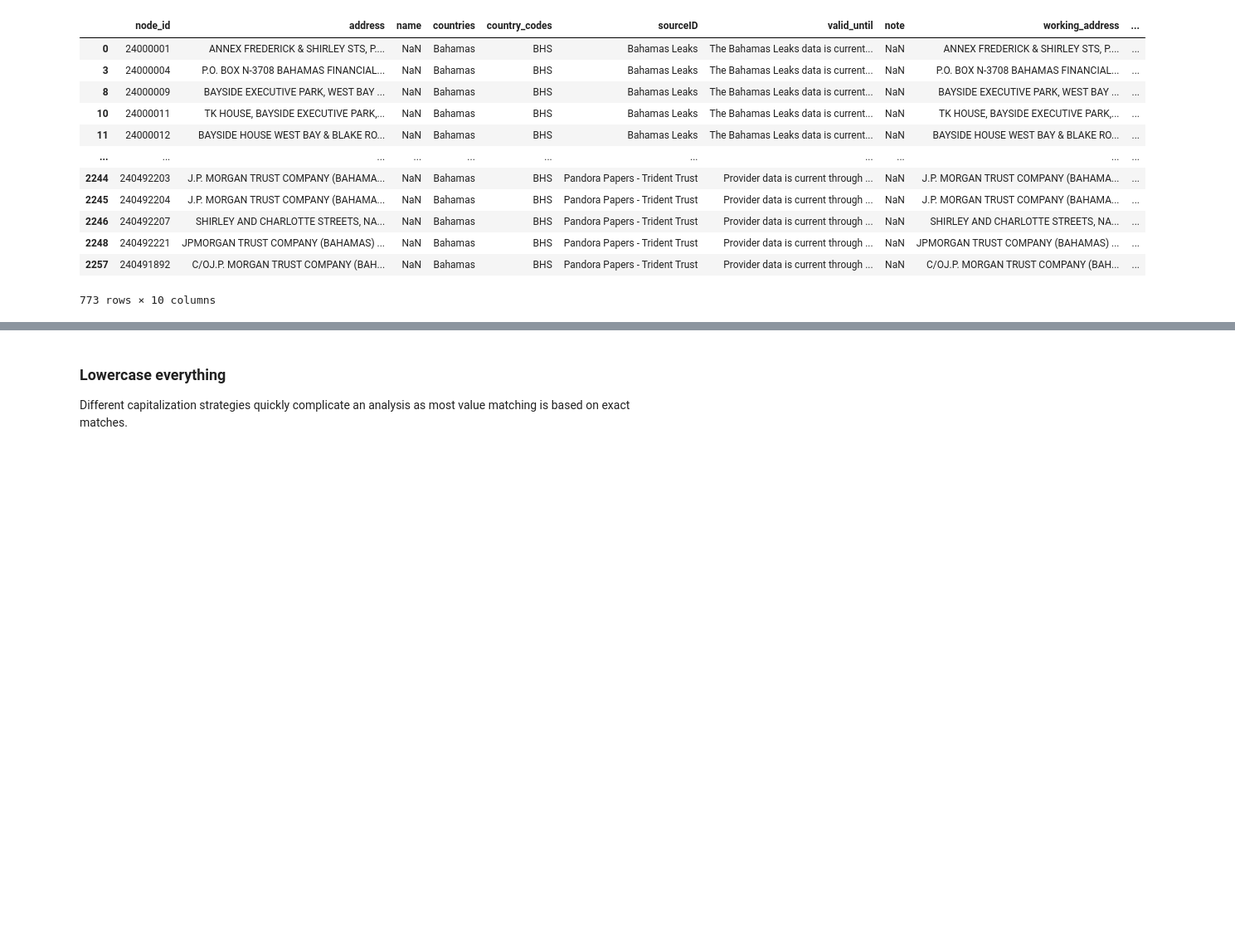
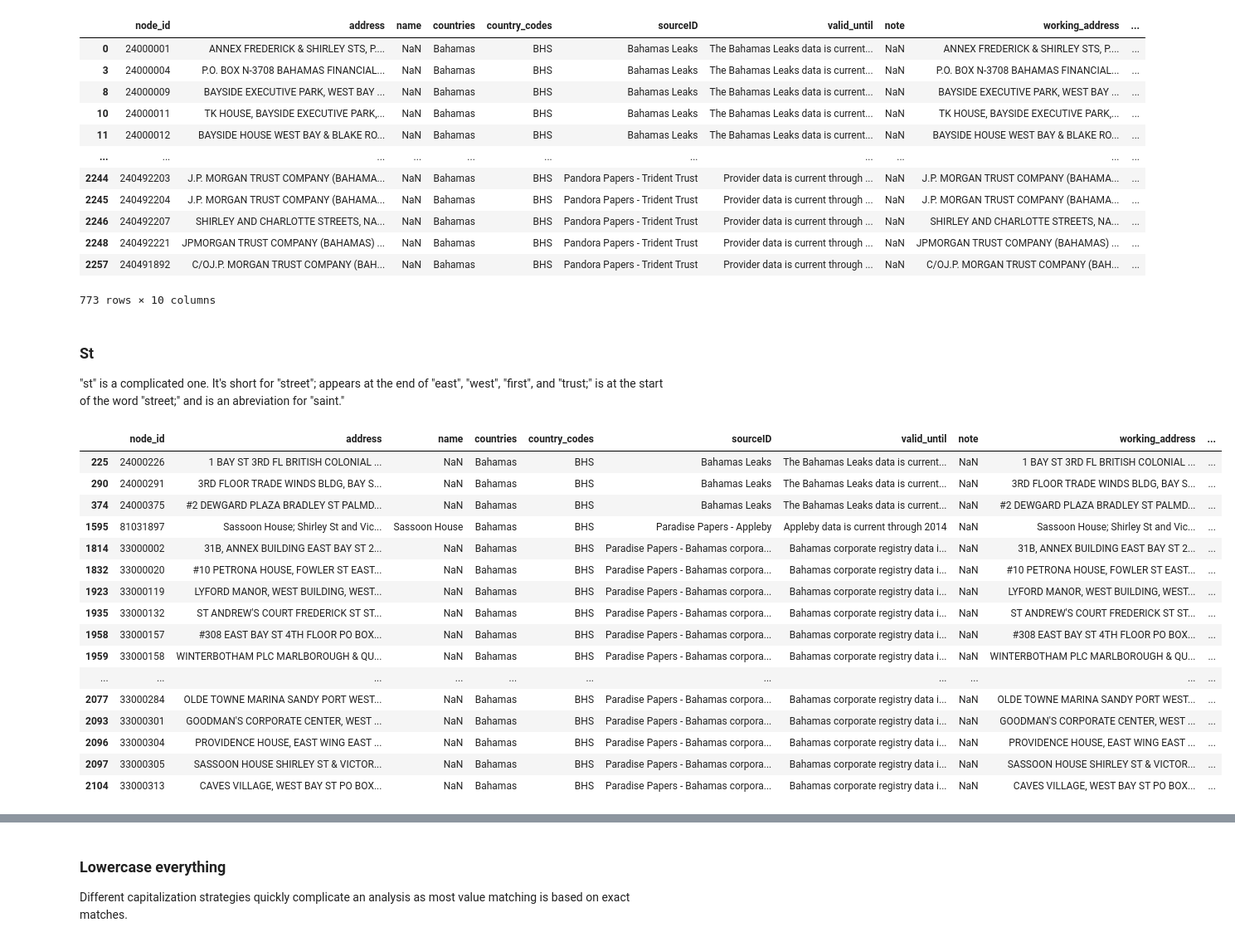
Before and after one commit to julielinx/icij_investigation, a Jupyter notebook: address_parsing/02_icijAddress_frequencies.ipynb, the cells around one changed output, grey strips where cells are left out. Shown at 83% size. Cells and saved outputs as stored; diff of their text form; code cells hidden in the pictures; blank space fills up the shorter version.

Commit message:
icij word counts

```diff
--- a/address_parsing/02_icijAddress_frequencies.ipynb
+++ b/address_parsing/02_icijAddress_frequencies.ipynb
@@ -202,3 +179,27 @@ df[df['working_address'].str.lower().str.contains('&|and')]
 | 2248 | 240492221 | JPMORGAN TRUST COMPANY (BAHAMAS) ... | NaN | Bahamas | BHS | Pandora Papers - Trident Trust | Provider data is current through ... | NaN | JPMORGAN TRUST COMPANY (BAHAMAS) ... | ... |
 | 2257 | 240491892 | C/OJ.P. MORGAN TRUST COMPANY (BAH... | NaN | Bahamas | BHS | Pandora Papers - Trident Trust | Provider data is current through ... | NaN | C/OJ.P. MORGAN TRUST COMPANY (BAH... | ... |
 773 rows × 10 columns
+# %% [markdown]
+### St
+
+"st" is a complicated one. It's short for "street"; appears at the end of "east", "west", "first", and "trust;" is at the start of the word "street;" and is an abreviation for "saint."
+# %%
+df[df['address_wordlist'].apply(lambda x: 'st' in x)]
+# %% [output]
+|  | node_id | address | name | countries | country_codes | sourceID | valid_until | note | working_address | ... |
+| 225 | 24000226 | 1 BAY ST 3RD FL BRITISH COLONIAL ... | NaN | Bahamas | BHS | Bahamas Leaks | The Bahamas Leaks data is current... | NaN | 1 BAY ST 3RD FL BRITISH COLONIAL ... | ... |
+| 290 | 24000291 | 3RD FLOOR TRADE WINDS BLDG, BAY S... | NaN | Bahamas | BHS | Bahamas Leaks | The Bahamas Leaks data is current... | NaN | 3RD FLOOR TRADE WINDS BLDG, BAY S... | ... |
+| 374 | 24000375 | #2 DEWGARD PLAZA BRADLEY ST PALMD... | NaN | Bahamas | BHS | Bahamas Leaks | The Bahamas Leaks data is current... | NaN | #2 DEWGARD PLAZA BRADLEY ST PALMD... | ... |
+| 1595 | 81031897 | Sassoon House; Shirley St and Vic... | Sassoon House | Bahamas | BHS | Paradise Papers - Appleby | Appleby data is current through 2014 | NaN | Sassoon House; Shirley St and Vic... | ... |
+| 1814 | 33000002 | 31B, ANNEX BUILDING EAST BAY ST 2... | NaN | Bahamas | BHS | Paradise Papers - Bahamas corpora... | Bahamas corporate registry data i... | NaN | 31B, ANNEX BUILDING EAST BAY ST 2... | ... |
+| 1832 | 33000020 | #10 PETRONA HOUSE, FOWLER ST EAST... | NaN | Bahamas | BHS | Paradise Papers - Bahamas corpora... | Bahamas corporate registry data i... | NaN | #10 PETRONA HOUSE, FOWLER ST EAST... | ... |
+| 1923 | 33000119 | LYFORD MANOR, WEST BUILDING, WEST... | NaN | Bahamas | BHS | Paradise Papers - Bahamas corpora... | Bahamas corporate registry data i... | NaN | LYFORD MANOR, WEST BUILDING, WEST... | ... |
+| 1935 | 33000132 | ST ANDREW'S COURT FREDERICK ST ST... | NaN | Bahamas | BHS | Paradise Papers - Bahamas corpora... | Bahamas corporate registry data i... | NaN | ST ANDREW'S COURT FREDERICK ST ST... | ... |
+| 1958 | 33000157 | #308 EAST BAY ST 4TH FLOOR PO BOX... | NaN | Bahamas | BHS | Paradise Papers - Bahamas corpora... | Bahamas corporate registry data i... | NaN | #308 EAST BAY ST 4TH FLOOR PO BOX... | ... |
+| 1959 | 33000158 | WINTERBOTHAM PLC MARLBOROUGH & QU... | NaN | Bahamas | BHS | Paradise Papers - Bahamas corpora... | Bahamas corporate registry data i... | NaN | WINTERBOTHAM PLC MARLBOROUGH & QU... | ... |
+| ... | ... | ... | ... | ... | ... | ... | ... | ... | ... | ... |
+| 2077 | 33000284 | OLDE TOWNE MARINA SANDY PORT WEST... | NaN | Bahamas | BHS | Paradise Papers - Bahamas corpora... | Bahamas corporate registry data i... | NaN | OLDE TOWNE MARINA SANDY PORT WEST... | ... |
+| 2093 | 33000301 | GOODMAN'S CORPORATE CENTER, WEST ... | NaN | Bahamas | BHS | Paradise Papers - Bahamas corpora... | Bahamas corporate registry data i... | NaN | GOODMAN'S CORPORATE CENTER, WEST ... | ... |
+| 2096 | 33000304 | PROVIDENCE HOUSE, EAST WING EAST ... | NaN | Bahamas | BHS | Paradise Papers - Bahamas corpora... | Bahamas corporate registry data i... | NaN | PROVIDENCE HOUSE, EAST WING EAST ... | ... |
+| 2097 | 33000305 | SASSOON HOUSE SHIRLEY ST & VICTOR... | NaN | Bahamas | BHS | Paradise Papers - Bahamas corpora... | Bahamas corporate registry data i... | NaN | SASSOON HOUSE SHIRLEY ST & VICTOR... | ... |
+| 2104 | 33000313 | CAVES VILLAGE, WEST BAY ST PO BOX... | NaN | Bahamas | BHS | Paradise Papers - Bahamas corpora... | Bahamas corporate registry data i... | NaN | CAVES VILLAGE, WEST BAY ST PO BOX... | ... |
```
Also changed, not shown: parts of 16 cells of this notebook, 2 other files.
